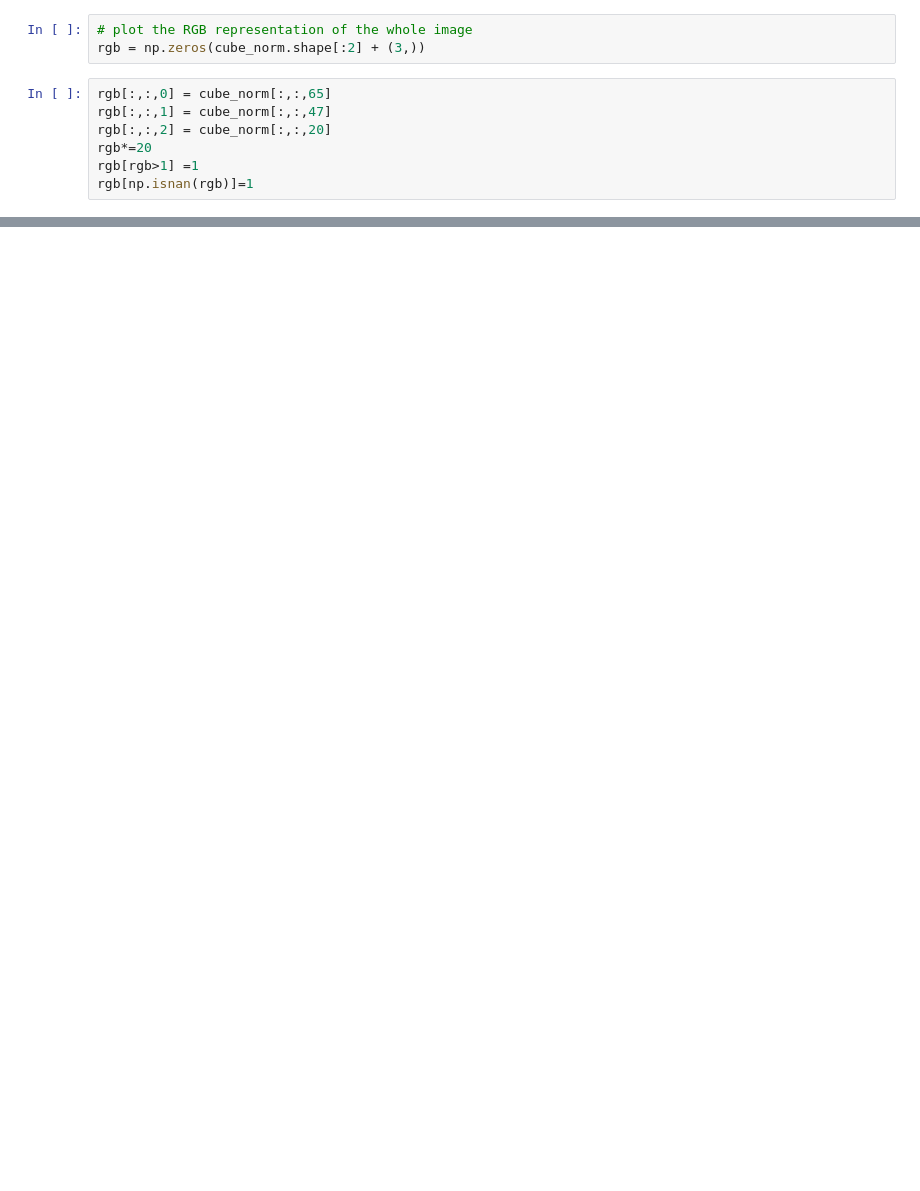
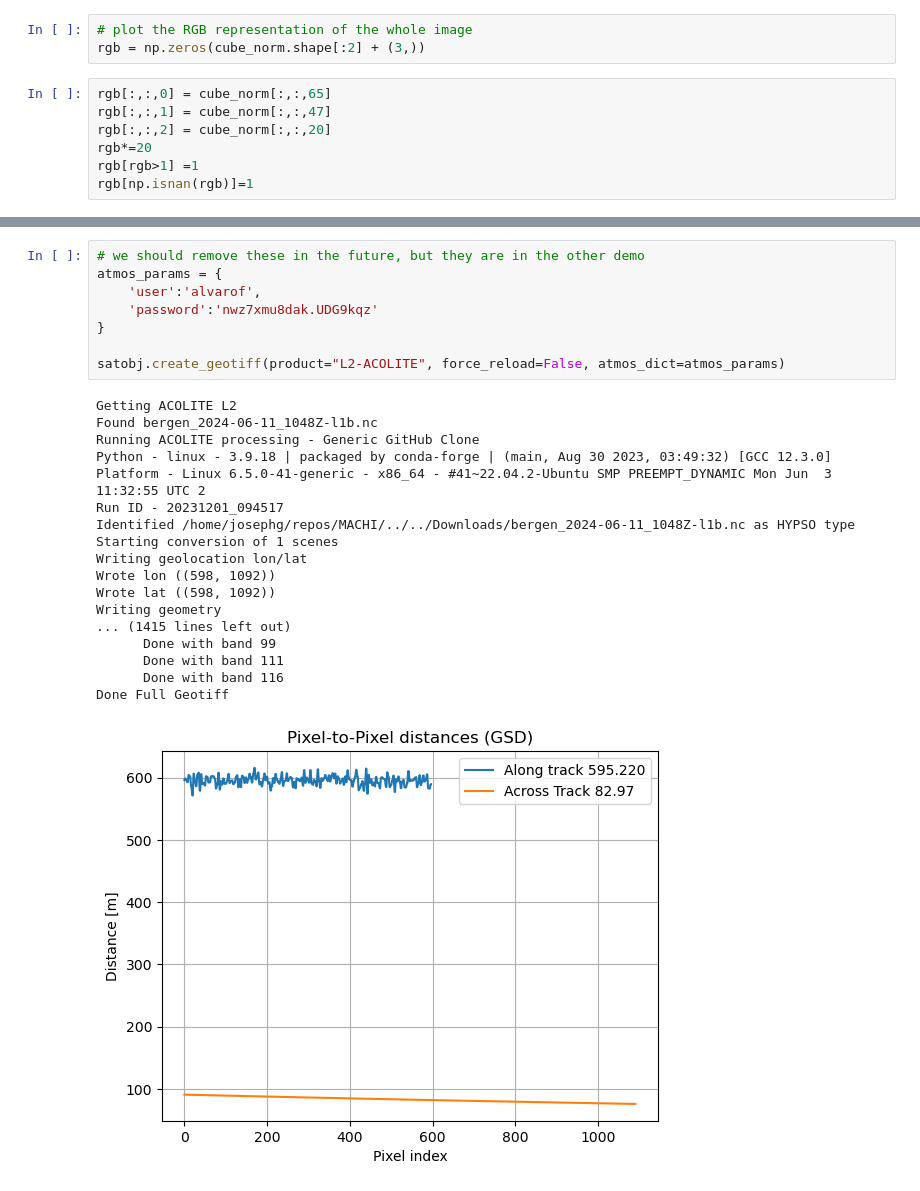
Before and after one commit to NTNU-SmallSat-Lab/MACHI, a Jupyter notebook: demo.ipynb, the cells around one changed output, grey strips where cells are left out. Saved outputs shown, nothing was run; the diff lists cells and outputs as text; blank space fills up the shorter version.

```diff
--- a/demo.ipynb
+++ b/demo.ipynb
@@ -118,0 +128,27 @@ plt.plot(T)
+# %%
+# we should remove these in the future, but they are in the other demo
+atmos_params = {
+    'user':'alvarof',
+    'password':'nwz7xmu8dak.UDG9kqz'
+}
+
+satobj.create_geotiff(product="L2-ACOLITE", force_reload=False, atmos_dict=atmos_params)
+# %% [output]
+Getting ACOLITE L2
+Found bergen_2024-06-11_1048Z-l1b.nc
+Running ACOLITE processing - Generic GitHub Clone
+Python - linux - 3.9.18 | packaged by conda-forge | (main, Aug 30 2023, 03:49:32) [GCC 12.3.0]
+Platform - Linux 6.5.0-41-generic - x86_64 - #41~22.04.2-Ubuntu SMP PREEMPT_DYNAMIC Mon Jun  3 11:32:55 UTC 2
+Run ID - 20231201_094517
+Identified /home/josephg/repos/MACHI/../../Downloads/bergen_2024-06-11_1048Z-l1b.nc as HYPSO type
+Starting conversion of 1 scenes
+Writing geolocation lon/lat
+Wrote lon ((598, 1092))
+Wrote lat ((598, 1092))
+Writing geometry
+... (1415 lines left out)
+      Done with band 99
+      Done with band 111
+      Done with band 116
+Done Full Geotiff
+[figure, added]
```
Also changed, not shown: parts of 20 cells of this notebook, 1 other file.
